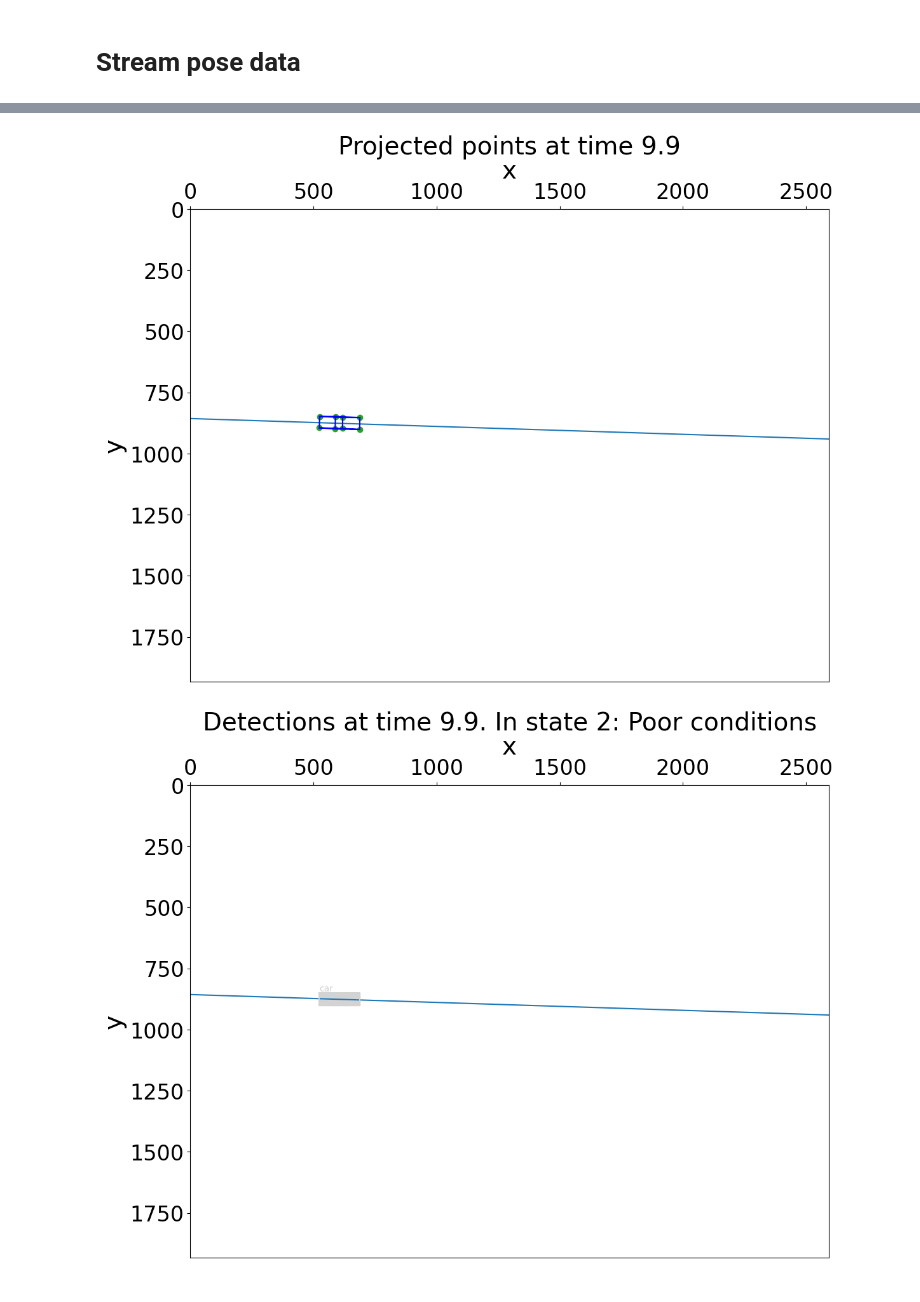
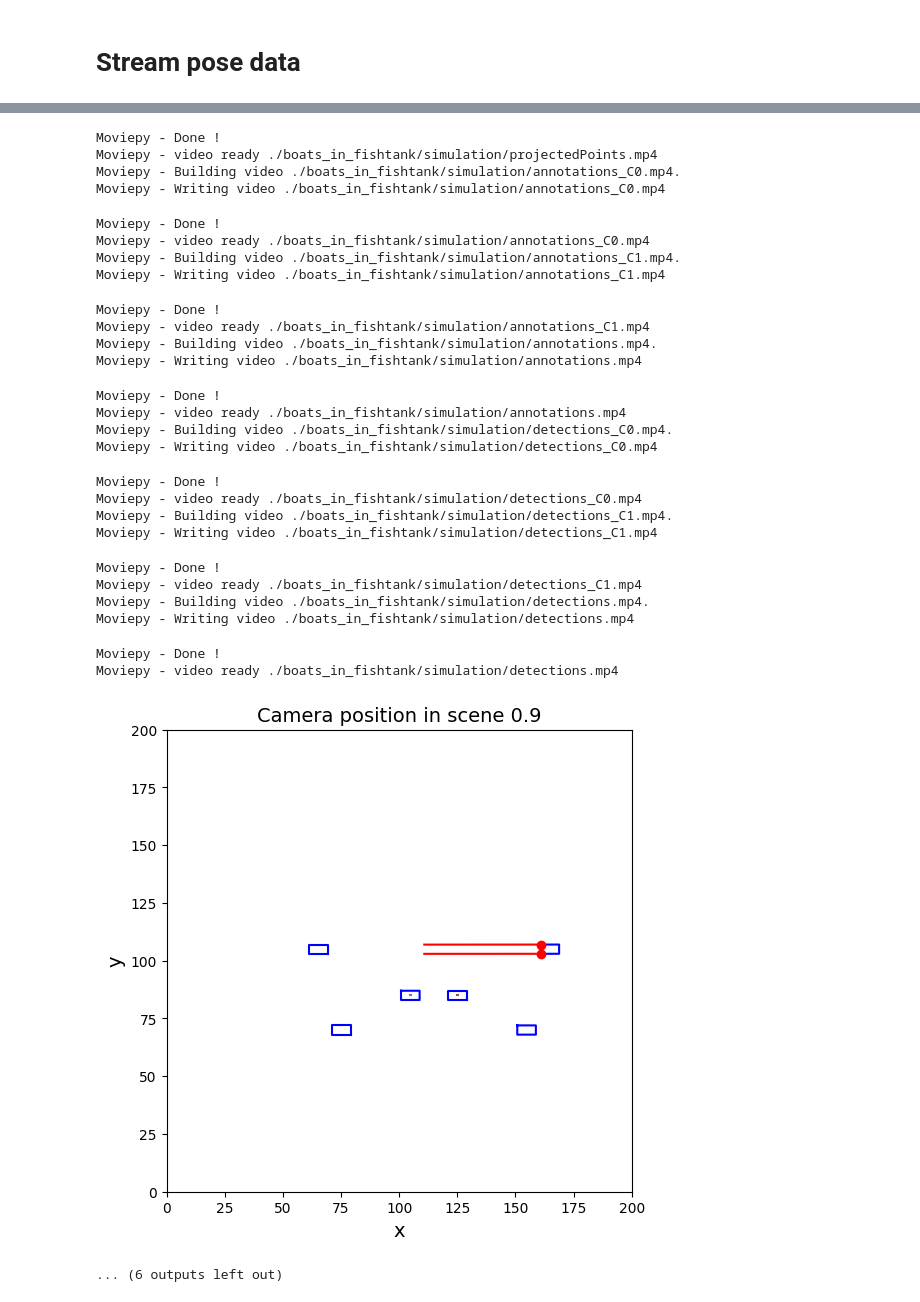
Before and after one commit to andreajessen/MODSIM, a Jupyter notebook: src/MODSIM_w_pose_data.ipynb, the cells around one changed output, grey strips where cells are left out. Saved outputs shown, nothing was run; the diff lists cells and outputs as text; code cells hidden in the pictures.

Commit message:
:bug: fix visualize camera pos with multiple cams

```diff
--- a/src/MODSIM_w_pose_data.ipynb
+++ b/src/MODSIM_w_pose_data.ipynb
@@ -26,7 +26,7 @@ WRITE_TO_JSON = True
 VISUALIZE=True
 CALCULATE = True
 MIN_VESSELS = 1
-MAX_TIME_STEPS = 1000
+MAX_TIME_STEPS = 10
 FPS = 10
 # %%
 # Camera types: 'STATIC_LEGACY', 'DYNAMIC'
@@ -37,8 +37,11 @@ MID = 'MID'
 LEFT = 'LEFT'
 RIGHT = 'RIGHT'
 
-CAMERA_TYPES = [DYNAMIC_CORAL_CAMERA]
-CAMERA_PLACEMENTS = [MID]
+CAMERA_TYPES = [DYNAMIC_CORAL_CAMERA, DYNAMIC_CORAL_CAMERA]
+CAMERA_PLACEMENTS = [LEFT, RIGHT]
+
+# Roll, yaw, pitch
+ORIENTATION = [[0, np.pi/8, np.pi/200], [0, -np.pi/8, np.pi/200]]
 # %%
 NO_WAVES = 0
 SMALL_WAVES = 1
@@ -127,9 +130,11 @@ for cameraID, cameraType in enumerate(CAMERA_TYPES):
         py = film_size[1]/image_bounds[1]
         principal_point = (image_bounds[0]/2,image_bounds[1]/2)
         width_of_sensor = 36*10**-3 # Width of sensor
-        roll_vcf = 0
-        yaw_vcf = 0
-        pitch_vcf = np.pi/200
+
+        # Pose
+        roll_vcf = ORIENTATION[cameraID][0]
+        yaw_vcf = ORIENTATION[cameraID][1]
+        pitch_vcf = ORIENTATION[cameraID][2]
         vessel = vessels[VESSEL_TO_PLACE_CAMERA_ON] # Must be the same for al cameras in the camera rig
         pos_vcf = get_pos_vcf(vessel, CAMERA_PLACEMENTS[cameraID])
 
@@ -150,10 +155,10 @@ for cameraID, cameraType in enumerate(CAMERA_TYPES):
         principal_point = (image_bounds[0]/2,image_bounds[1]/2)
         width_of_sensor = 36*10**-3 # Width of sensor
 
-        # Position
-        roll_vcf = 0
-        yaw_vcf = 0
-        pitch_vcf = np.pi/200
+        # Pose
+        roll_vcf = ORIENTATION[cameraID][0]
+        yaw_vcf = ORIENTATION[cameraID][1]
+        pitch_vcf = ORIENTATION[cameraID][2]
         vessel = vessels[VESSEL_TO_PLACE_CAMERA_ON]
         pos_vcf = get_pos_vcf(vessel, CAMERA_PLACEMENTS[cameraID])
 
@@ -202,12 +207,8 @@ if VISUALIZE:
     image_bounds = {cameraID: camera_rig.cameras[cameraID].image_bounds for cameraID in cameras.keys()}
     cameraIDs = list(cameras.keys())
 
-    visualize_dynamic_scene_mov(vessels, folder_path=simulation_folder, fps=FPS, max_time_steps=MAX_TIME_STEPS, y_x_lim=200)
+    #visualize_dynamic_scene_mov(vessels, folder_path=simulation_folder, fps=FPS, max_time_steps=MAX_TIME_STEPS, y_x_lim=200)
     visualize_camera_pose_in_dsg_mov(camera_rig, vessels, folder_path=simulation_folder, fps=FPS, max_time_steps=MAX_TIME_STEPS, y_x_lim=200)
-    #visualize_projections_json_mov(pps_path, camera_rig.camera.image_bounds, camera_rig.horizon, folder_path=simulation_folder, fps=FPS, max_time_steps=MAX_TIME_STEPS, display_when_min_vessels=MIN_VESSELS)
-    #visualize_annotations_json(annot_path, camera_rig.camera.image_bounds, horizon=camera_rig.horizon, folder_path=simulation_folder, fps=FPS, max_time_steps=MAX_TIME_STEPS, display_when_min_vessels=MIN_VESSELS)
-    #visualize_detections_json(detection_path, camera_rig.camera.image_bounds, horizon=camera_rig.horizon, show_annotations=True, annotations_path=annot_path, folder_path=simulation_folder, fps=FPS, max_time_steps=MAX_TIME_STEPS, display_when_min_vessels=MIN_VESSELS, temporal_state_history=errorGenerator.temporal_model.previous_states, temporal_state_names=errorGenerator.temporal_model.state_names)
-
     visualize_projections_multiple_cameras(cameraIDs, pps_paths, image_bounds, camera_rig.horizon, folder_path=simulation_folder,fps=FPS, max_time_steps=MAX_TIME_STEPS, display_when_min_vessels=MIN_VESSELS)
     visualize_annotations_multiple_cameras(cameraIDs, annots_paths, image_bounds, horizons=camera_rig.horizon, folder_path=simulation_folder, fps=FPS, max_time_steps=MAX_TIME_STEPS, display_when_min_vessels=MIN_VESSELS)
     visualize_detections_multiple_cameras(cameraIDs, detections_paths, image_bounds, horizons=camera_rig.horizon, show_annotations=True, annotations_paths=annots_paths, folder_path=simulation_folder, fps=FPS, max_time_steps=MAX_TIME_STEPS, display_when_min_vessels=MIN_VESSELS, temporal_state_history=errorGenerator.temporal_model.previous_states, temporal_state_names=errorGenerator.temporal_model.state_names)
@@ -225,2 +234,28 @@ Moviepy - video ready ./boats_in_fishtank/simulation/detections.mp4
+Moviepy - Done !
+Moviepy - video ready ./boats_in_fishtank/simulation/projectedPoints.mp4
+Moviepy - Building video ./boats_in_fishtank/simulation/annotations_C0.mp4.
+Moviepy - Writing video ./boats_in_fishtank/simulation/annotations_C0.mp4
+Moviepy - Done !
+Moviepy - video ready ./boats_in_fishtank/simulation/annotations_C0.mp4
+Moviepy - Building video ./boats_in_fishtank/simulation/annotations_C1.mp4.
+Moviepy - Writing video ./boats_in_fishtank/simulation/annotations_C1.mp4
+Moviepy - Done !
+Moviepy - video ready ./boats_in_fishtank/simulation/annotations_C1.mp4
+Moviepy - Building video ./boats_in_fishtank/simulation/annotations.mp4.
+Moviepy - Writing video ./boats_in_fishtank/simulation/annotations.mp4
+Moviepy - Done !
+Moviepy - video ready ./boats_in_fishtank/simulation/annotations.mp4
+Moviepy - Building video ./boats_in_fishtank/simulation/detections_C0.mp4.
+Moviepy - Writing video ./boats_in_fishtank/simulation/detections_C0.mp4
+Moviepy - Done !
+Moviepy - video ready ./boats_in_fishtank/simulation/detections_C0.mp4
+Moviepy - Building video ./boats_in_fishtank/simulation/detections_C1.mp4.
+Moviepy - Writing video ./boats_in_fishtank/simulation/detections_C1.mp4
+Moviepy - Done !
+Moviepy - video ready ./boats_in_fishtank/simulation/detections_C1.mp4
+Moviepy - Building video ./boats_in_fishtank/simulation/detections.mp4.
+Moviepy - Writing video ./boats_in_fishtank/simulation/detections.mp4
+Moviepy - Done !
+Moviepy - video ready ./boats_in_fishtank/simulation/detections.mp4
-[figure, old version]
+[figure, new version]
-[figure, removed]
+... (6 outputs left out)
```
Also changed, not shown: parts of 1 cell of this notebook, 2 other files.
